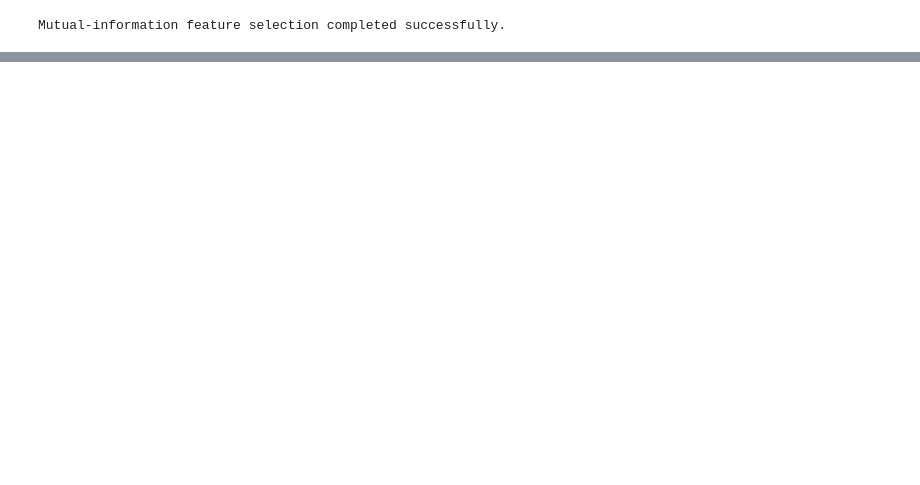
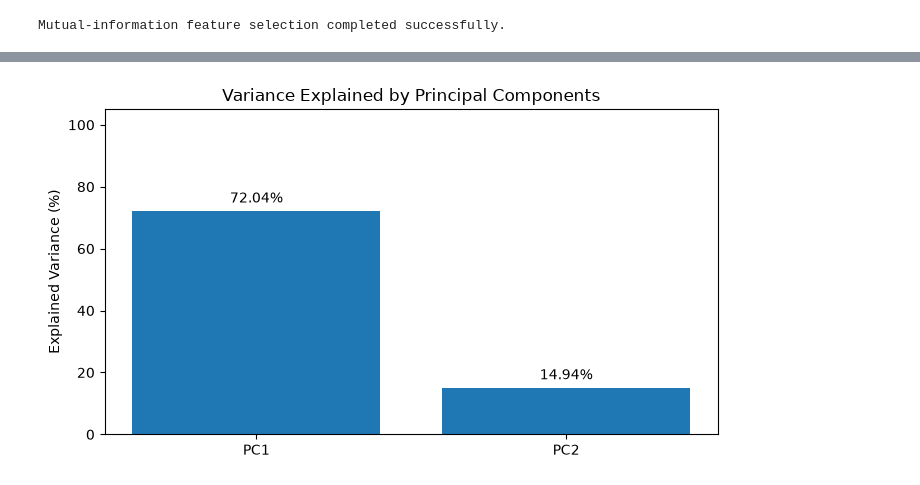
Before and after one commit to jordxnsenan/earnings-surprise-prediction, a Jupyter notebook: notebooks/01_data_preprocessing_eda.ipynb, the cells around one changed output, grey strips where cells are left out. Cells and saved outputs as stored; diff of their text form; code cells hidden in the pictures; blank space fills up the shorter version.

```diff
--- a/notebooks/01_data_preprocessing_eda.ipynb
+++ b/notebooks/01_data_preprocessing_eda.ipynb
@@ -1106,0 +1042,24 @@ Mutual-information feature selection completed successfully.
+# %%
+component_names = ["PC1", "PC2"]
+
+fig, ax = plt.subplots(figsize=(7, 4))
+
+bars = ax.bar(
+    component_names,
+    explained_variance * 100,
+)
+
+ax.bar_label(
+    bars,
+    fmt="%.2f%%",
+    padding=4,
+)
+
+ax.set_ylabel("Explained Variance (%)")
+ax.set_title("Variance Explained by Principal Components")
+ax.set_ylim(0, 105)
+
+plt.tight_layout()
+plt.show()
+# %% [output]
+[figure, added]
```
Also changed, not shown: parts of 35 cells of this notebook.
